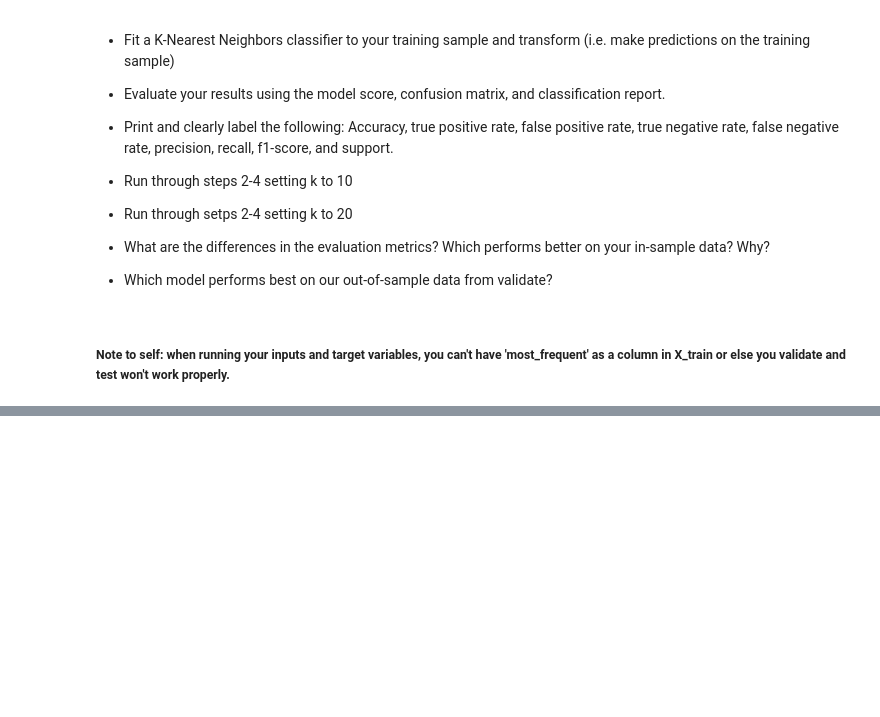
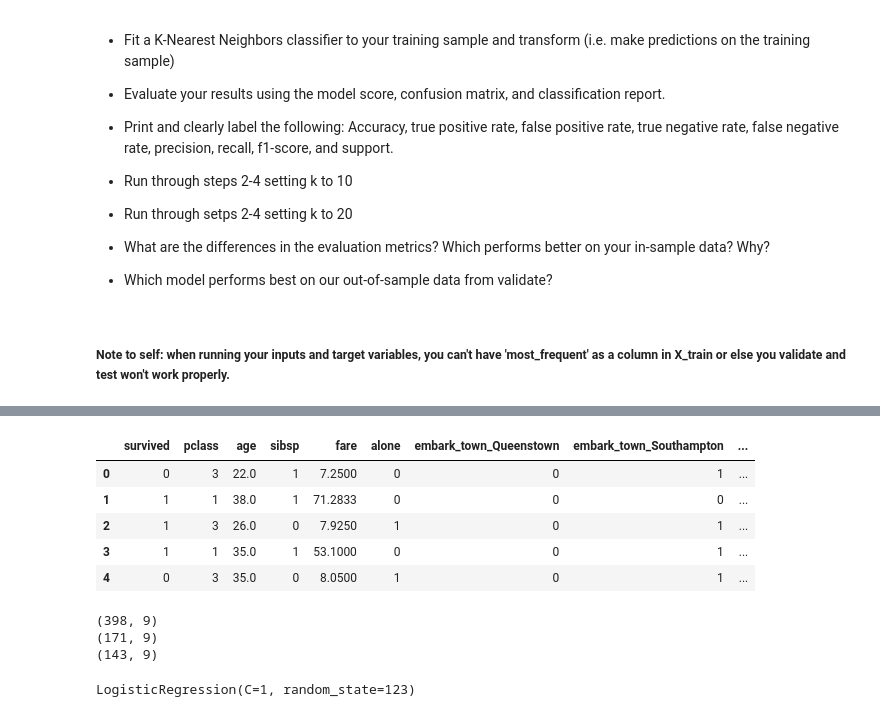
Before and after one commit to DBerchelmann/classification-exercises, a Jupyter notebook: model.ipynb, the cells around one changed output, grey strips where cells are left out. Saved outputs shown, nothing was run; the diff lists cells and outputs as text; code cells hidden in the pictures; blank space fills up the shorter version.

```diff
--- a/model.ipynb
+++ b/model.ipynb
@@ -789,0 +1006,49 @@ for k in range(1, 20):
+# %%
+df5 = pd.read_csv('/Users/davidberchelmann/codeup-data-science/classification-exercises/titanic_df.csv')
+# %%
+# clean data followed by creating train/validate/test function
+
+def clean_titanic(df):
+    '''
+    clean_titanic will take a dataframe acquired as df and remove columns that are:
+    duplicates,
+    have too many nulls,
+    and will fill in smaller amounts of nulls in embark_town
+    encode sex and embark_town columns
+
+    return: single cleaned dataframe
+    '''
+    df.drop_duplicates(inplace=True)
+    dropcols = ['deck', 'embarked', 'Unnamed: 0', 'passenger_id', 'parch', 'class']
+    df.drop(columns=dropcols, inplace=True)
+    df.dropna(how = 'any', inplace = True)
+    df['embark_town'] = df['embark_town'].fillna('Southampton')
+    dummies = pd.get_dummies(df[['embark_town', 'sex']], drop_first=True)
+    return pd.concat([df, dummies], axis=1)
+
+
+def train_validate_test_split(df, seed=123):
+    train_and_validate, test = train_test_split(
+        df, test_size=0.2, random_state=seed, stratify=df.survived
+    )
+    train, validate = train_test_split(
+        train_and_validate,
+        test_size=0.3,
+        random_state=seed,
+        stratify=train_and_validate.survived,
+    )
+    return train, validate, test
+# %%
+df5 = clean_titanic(df5)
+# %%
+dropcols3 = ['sex', 'embark_town']
+df5.drop(columns=dropcols3, inplace=True)
+# %%
+df5.head()
+# %% [output]
+|  | survived | pclass | age | sibsp | fare | alone | embark_town_Queenstown | embark_town_Southampton | ... |
+| 0 | 0 | 3 | 22.0 | 1 | 7.2500 | 0 | 0 | 1 | ... |
+| 1 | 1 | 1 | 38.0 | 1 | 71.2833 | 0 | 0 | 0 | ... |
+| 2 | 1 | 3 | 26.0 | 0 | 7.9250 | 1 | 0 | 1 | ... |
+| 3 | 1 | 1 | 35.0 | 1 | 53.1000 | 0 | 0 | 1 | ... |
+| 4 | 0 | 3 | 35.0 | 0 | 8.0500 | 1 | 0 | 1 | ... |
@@ -789,0 +1057,8 @@ for k in range(1, 20):
+# %%
+print(train.shape)
+print(validate.shape)
+print(test.shape)
+# %% [output]
+(398, 9)
+(171, 9)
+(143, 9)
@@ -789,0 +1078,5 @@ for k in range(1, 20):
+# %%
+#  fit the model on train data
+logit4.fit(X_train3, y_train)
+# %% [output]
+LogisticRegression(C=1, random_state=123)
```
Also changed, not shown: parts of 100 cells of this notebook.
